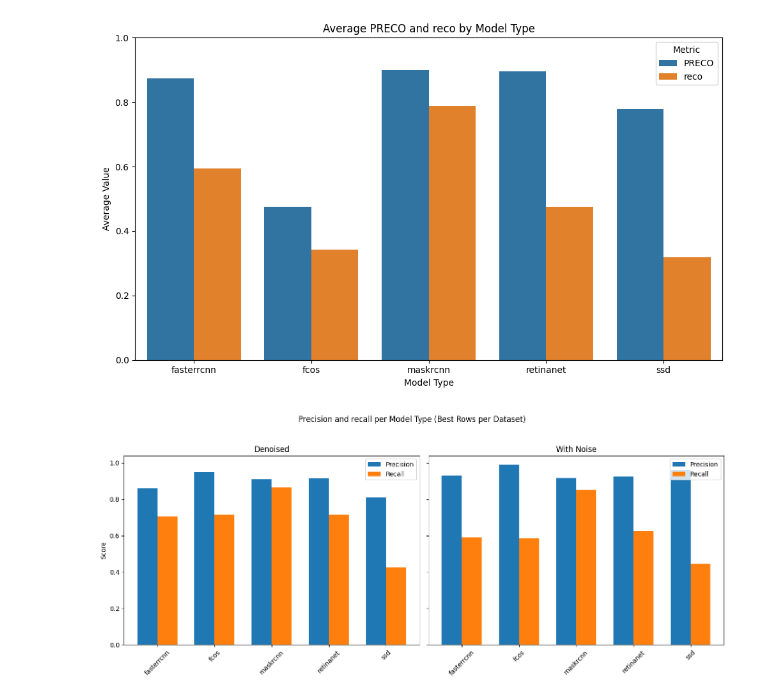
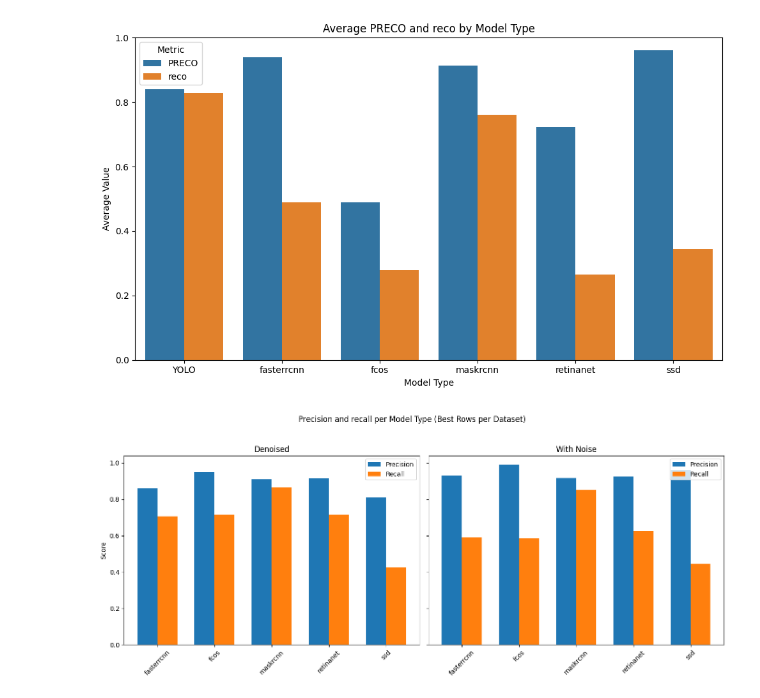
Before and after one commit to nicill/kanjiDetection, a Jupyter notebook: plotPrettyResulst.ipynb, the cells around one changed output. Cells and saved outputs as stored; diff of their text form; code cells hidden in the pictures.

```diff
--- a/plotPrettyResulst.ipynb
+++ b/plotPrettyResulst.ipynb
@@ -6,30 +6,30 @@ import seaborn as sns
 from io import StringIO
 import numpy as np
 # %%
-fileName = "./outExpDLFRCNN.txt"
+fileName = "./noisy.csv"
 
 df = pd.read_csv(fileName)
 
 # Step 4: Group by modelType and compute mean of PRECO and reco
 avg_metrics = df.groupby('modelType')[['PRECO', 'reco']].mean().reset_index()
 
 # Step 5: Melt the DataFrame for plotting
 df_melted = avg_metrics.melt(id_vars='modelType', value_vars=['PRECO', 'reco'],
                              var_name='Metric', value_name='Average Value')
 
 # Step 6: Plot using seaborn
 plt.figure(figsize=(10, 6))
 sns.barplot(x='modelType', y='Average Value', hue='Metric', data=df_melted)
 plt.title('Average PRECO and reco by Model Type')
 plt.ylabel('Average Value')
 plt.xlabel('Model Type')
 plt.ylim(0, 1)  # since both metrics are between 0 and 1
 plt.legend(title='Metric')
 plt.tight_layout()
 plt.savefig("bestPerModel.png", dpi=300, bbox_inches='tight')
 plt.show()
 # %% [output]
-[figure, old version]
+[figure, new version]
 # %%
 # compare results from two datasets (denoised and not with noise)
 # Load datasets
```
Also changed, not shown: parts of 3 cells of this notebook, 3 other files.
